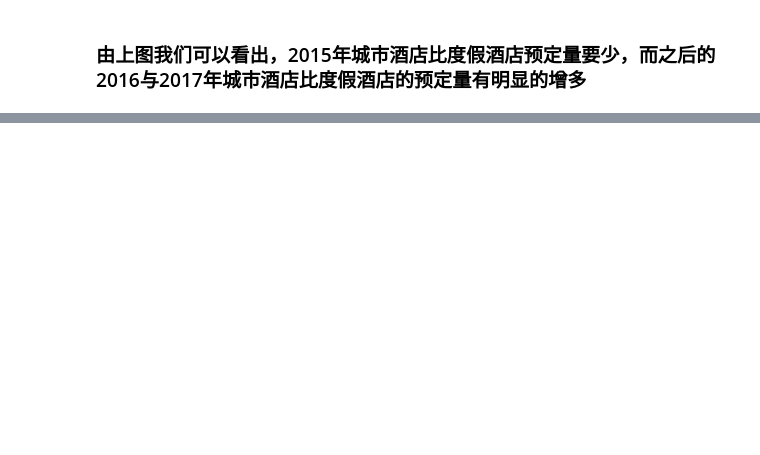
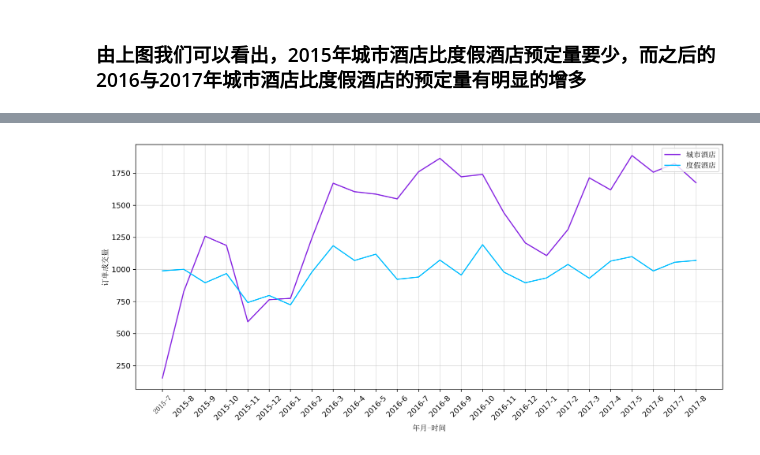
Before and after one commit to wym123/bi_project, a Jupyter notebook: project/酒店数据分析.ipynb, the cells around one changed output, grey strips where cells are left out. Saved outputs shown, nothing was run; the diff lists cells and outputs as text; code cells hidden in the pictures; blank space fills up the shorter version.

```diff
--- a/project/酒店数据分析.ipynb
+++ b/project/酒店数据分析.ipynb
@@ -284,0 +208,25 @@ Name: arrival_date_month, dtype: int64>
+# %%
+  # 2.对dataframe中的arrival_date_*这几列进行拼接 arrival_date_year, arrival_date_month,arrival_date_day_of_month
+def To_ten_digit(args):
+    '''
+        将不足两位的数据调整为两位数，即3变为03
+    '''
+    if int(args) < 10:
+        return "0"+str(args)
+    else:
+        return str(args)
+
+nocancel_data["arrival_date_year"] = nocancel_data["arrival_date_year"].apply(To_ten_digit)
+nocancel_data["arrival_date_month"] = nocancel_data["arrival_date_month"].apply(To_ten_digit)
+nocancel_data["arrival_date_day_of_month"] = (nocancel_data["arrival_date_day_of_month"]
+                                              .apply(To_ten_digit))
+
+nocancel_data["arrival_date"] = (nocancel_data["arrival_date_year"]
+                                +"-"+nocancel_data["arrival_date_month"]
+                                +"-"+nocancel_data["arrival_date_day_of_month"])
+print(nocancel_data["arrival_date"])
+# %%
+    # 3. 通过上述arrival_date查看所有
+nocancel_data["arrival_date"] = pd.to_datetime(nocancel_data["arrival_date"])
+nocancel_data.head
+nocancel_data.loc[0,"arrival_date"]
@@ -284,0 +268,15 @@ Name: arrival_date_month, dtype: int64>
+# %%
+x = range(0,len(date_list))
+plt.figure(figsize=(14,6),dpi=300)
+plt.plot(x,C_H_list,label="城市酒店",color="blueviolet")
+plt.plot(x,R_H_list,label="度假酒店",color="deepskyblue")
+# 好看的matplotlib配色 见：https://zhuanlan.zhihu.com/p/65220518
+
+plt.xticks(x[::1],date_list[::1],rotation=45,fontproperties=my_font)
+plt.xlabel("年月-时间",fontproperties=my_font)
+plt.ylabel("订单成交量",fontproperties=my_font)
+plt.grid(alpha=0.4,linestyle="-")
+plt.legend(prop=my_font,loc="upper right")
+plt.show()
+# %% [output]
+[figure, added]
```
Also changed, not shown: parts of 19 cells of this notebook.
